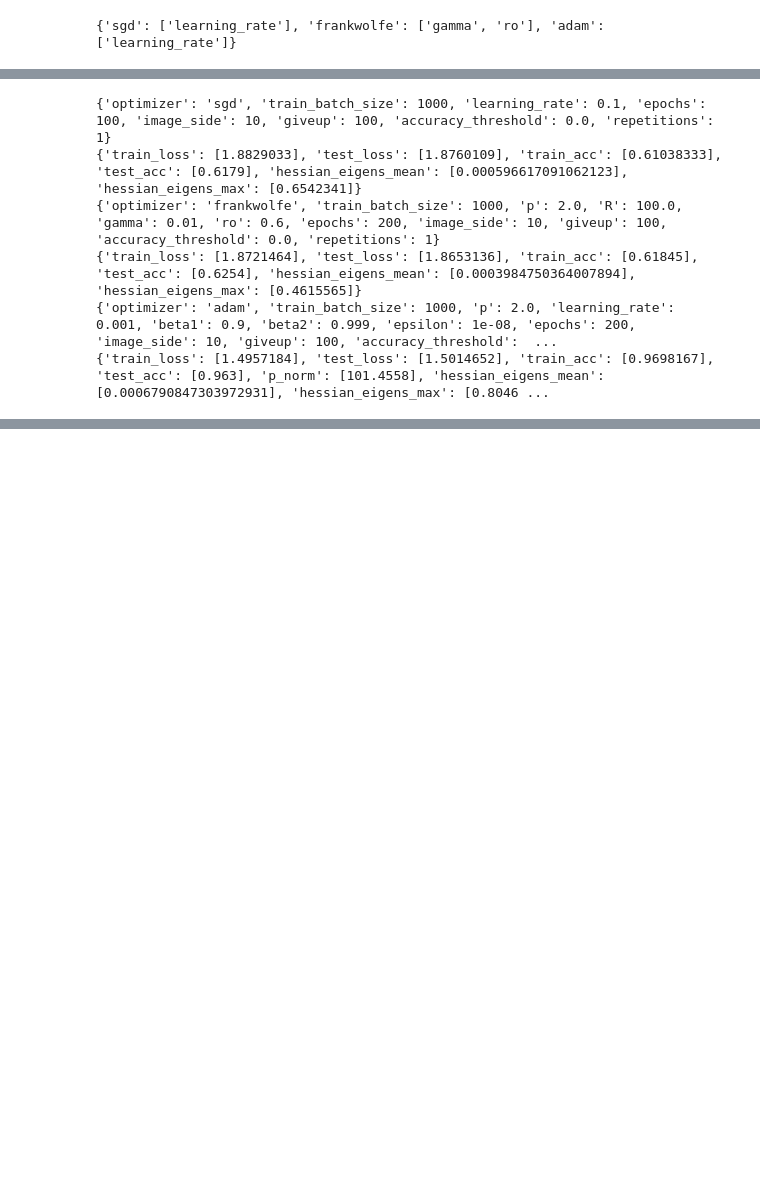
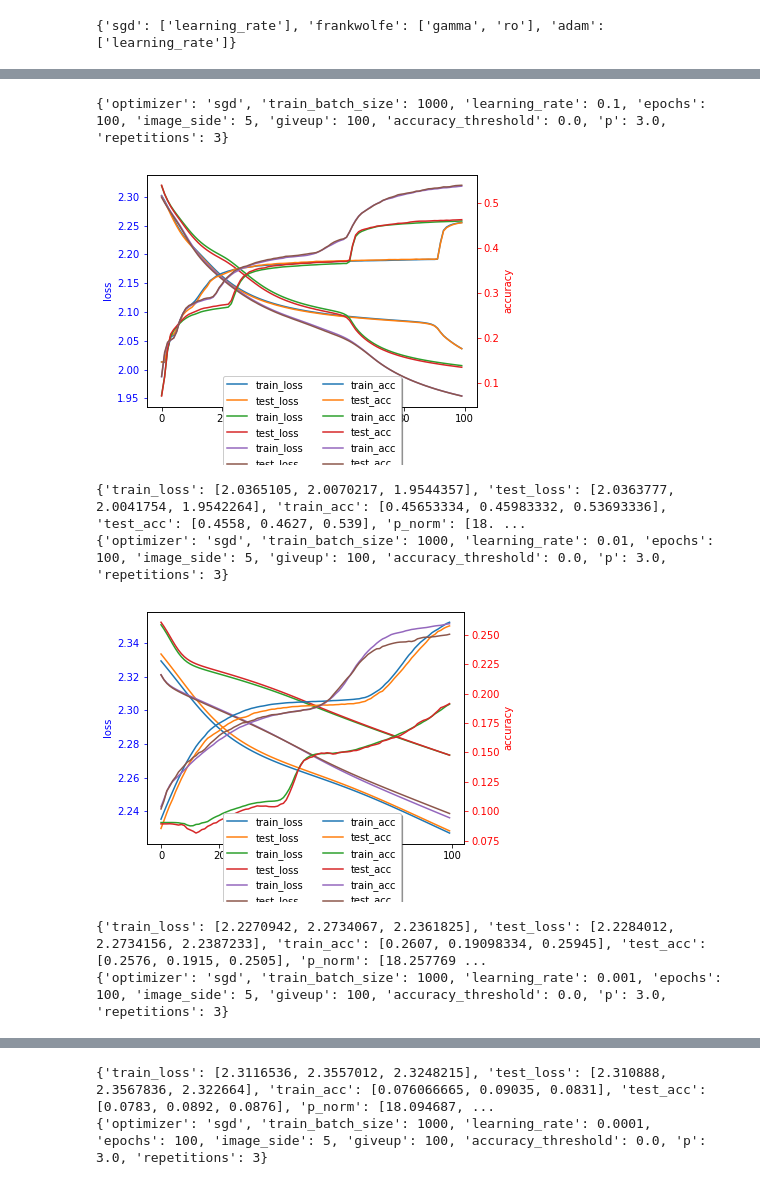
Before and after one commit to sergia-ch/OptMLProject, a Jupyter notebook: create_analyze_runs.ipynb, the cells around one changed output, grey strips where cells are left out. Cells and saved outputs as stored; diff of their text form; code cells hidden in the pictures; blank space fills up the shorter version.

```diff
--- a/create_analyze_runs.ipynb
+++ b/create_analyze_runs.ipynb
@@ -24,14 +25,15 @@ param_groups = {
 }
 # %%
 # medium setting
-common = {'image_side': 5, 'giveup': 100, 'accuracy_threshold': 0, 'p': 3.0, 'repetitions': 3}
+setting_name = 'medium_auto'
+common = {'image_side': 5, 'giveup': 100, 'accuracy_threshold': 0.0, 'p': 3.0, 'repetitions': 3, 'architecture': '20_10'}
 param_groups = {
     'sgd':
     [{'optimizer': 'sgd', 'train_batch_size': 1000, 'learning_rate': lr, 'epochs': 100, **common}
      for lr in [0.1, 0.01, 0.001, 0.0001]],
 
     'frankwolfe':
-    [{'optimizer': 'frankwolfe', 'train_batch_size': 1000, 'R': 20, 'gamma': gamma, 'ro': ro,
+    [{'optimizer': 'frankwolfe', 'train_batch_size': 1000, 'R': 20.0, 'gamma': gamma, 'ro': ro,
      'epochs': 100, **common} for gamma in [-1] + list(np.linspace(0, 1, 3))
      for ro in [-1] + list(np.linspace(0, 1, 3))],
 
@@ -39,6 +41,24 @@ param_groups = {
     [{'optimizer': 'adam', 'train_batch_size': 1000, 'learning_rate': lr, 'beta1': 0.9, 'beta2': 0.999, 'epsilon': 1e-08,
      'epochs': 100, **common} for lr in [0.1, 0.01, 0.001, 0.0001]]
 }
+# %%
+# BIG setting
+setting_name = 'big'
+common = {'image_side': 10, 'giveup': 100, 'accuracy_threshold': 0.0, 'p': 3.0, 'repetitions': 10, 'architecture': '50_50_20'}
+param_groups = {
+    'sgd':
+    [{'optimizer': 'sgd', 'train_batch_size': 1000, 'learning_rate': lr, 'epochs': 500, **common}
+     for lr in [1, 0.5, 0.1, 0.05]],
+
+    'frankwolfe':
+    [{'optimizer': 'frankwolfe', 'train_batch_size': 1000, 'R': 20.0, 'gamma': gamma, 'ro': ro,
+     'epochs': 500, **common} for gamma in [-1] + [0.1, 0.3, 0.5]
+     for ro in [-1] + [0.1, 0.3, 0.5]],
+
+    'adam':
+    [{'optimizer': 'adam', 'train_batch_size': 1000, 'learning_rate': lr, 'beta1': 0.9, 'beta2': 0.999, 'epsilon': 1e-08,
+     'epochs': 500, **common} for lr in [0.1, 0.01, 0.001, 0.0001]]
+}
 # %%
 parameters = [x for group in param_groups.values() for x in group]
 # %%
@@ -121,8 +154,6 @@ def process_dict(d, do_plot = True, use_random = True):
     metrics = d
     #print(metrics)
     name = '0'
-
-    if
 
     results = {key: [] for key in all_keys}
     results['hessian_eigens_mean'] = []
@@ -156,10 +187,10 @@ def process_dict(d, do_plot = True, use_random = True):
             ax1.plot(metrics['test_loss'][i], label = 'test_loss')
 
             ax2.plot(metrics['train_acc'][i], label = 'train_acc')
-            ax2.plot(metrics['train_acc'][i], label = 'train_acc')
+            ax2.plot(metrics['test_acc'][i], label = 'test_acc')
 
         fig.tight_layout()
-        fig.legend()
+        fig.legend(loc='lower center', bbox_to_anchor=(0.5, -0.05), shadow=True, ncol=2)
         plt.savefig('figures/' + name + '.eps', bbox_inches = 'tight')
         plt.show()
 
@@ -184,12 +235,13 @@ params_to_processed = [process_file(get_file(**param), do_plot = False) for para
 # %%
 for param in parameters:
     print(param)
-    fs = process_file(get_file(**param))
+    fs = process_file(get_file(**param), True)
     print(fs)
 # %% [output]
-{'optimizer': 'sgd', 'train_batch_size': 1000, 'learning_rate': 0.1, 'epochs': 100, 'image_side': 10, 'giveup': 100, 'accuracy_threshold': 0.0, 'repetitions': 1}
-{'train_loss': [1.8829033], 'test_loss': [1.8760109], 'train_acc': [0.61038333], 'test_acc': [0.6179], 'hessian_eigens_mean': [0.000596617091062123], 'hessian_eigens_max': [0.6542341]}
-{'optimizer': 'frankwolfe', 'train_batch_size': 1000, 'p': 2.0, 'R': 100.0, 'gamma': 0.01, 'ro': 0.6, 'epochs': 200, 'image_side': 10, 'giveup': 100, 'accuracy_threshold': 0.0, 'repetitions': 1}
-{'train_loss': [1.8721464], 'test_loss': [1.8653136], 'train_acc': [0.61845], 'test_acc': [0.6254], 'hessian_eigens_mean': [0.0003984750364007894], 'hessian_eigens_max': [0.4615565]}
-{'optimizer': 'adam', 'train_batch_size': 1000, 'p': 2.0, 'learning_rate': 0.001, 'beta1': 0.9, 'beta2': 0.999, 'epsilon': 1e-08, 'epochs': 200, 'image_side': 10, 'giveup': 100, 'accuracy_threshold':  ...
-{'train_loss': [1.4957184], 'test_loss': [1.5014652], 'train_acc': [0.9698167], 'test_acc': [0.963], 'p_norm': [101.4558], 'hessian_eigens_mean': [0.0006790847303972931], 'hessian_eigens_max': [0.8046 ...
+{'optimizer': 'sgd', 'train_batch_size': 1000, 'learning_rate': 0.1, 'epochs': 100, 'image_side': 5, 'giveup': 100, 'accuracy_threshold': 0.0, 'p': 3.0, 'repetitions': 3}
+[figure, added]
+{'train_loss': [2.0365105, 2.0070217, 1.9544357], 'test_loss': [2.0363777, 2.0041754, 1.9542264], 'train_acc': [0.45653334, 0.45983332, 0.53693336], 'test_acc': [0.4558, 0.4627, 0.539], 'p_norm': [18. ...
+{'optimizer': 'sgd', 'train_batch_size': 1000, 'learning_rate': 0.01, 'epochs': 100, 'image_side': 5, 'giveup': 100, 'accuracy_threshold': 0.0, 'p': 3.0, 'repetitions': 3}
+[figure, added]
+{'train_loss': [2.2270942, 2.2734067, 2.2361825], 'test_loss': [2.2284012, 2.2734156, 2.2387233], 'train_acc': [0.2607, 0.19098334, 0.25945], 'test_acc': [0.2576, 0.1915, 0.2505], 'p_norm': [18.257769 ...
+{'optimizer': 'sgd', 'train_batch_size': 1000, 'learning_rate': 0.001, 'epochs': 100, 'image_side': 5, 'giveup': 100, 'accuracy_threshold': 0.0, 'p': 3.0, 'repetitions': 3}
@@ -195,0 +249,2 @@ for param in parameters:
+{'train_loss': [2.3116536, 2.3557012, 2.3248215], 'test_loss': [2.310888, 2.3567836, 2.322664], 'train_acc': [0.076066665, 0.09035, 0.0831], 'test_acc': [0.0783, 0.0892, 0.0876], 'p_norm': [18.094687, ...
+{'optimizer': 'sgd', 'train_batch_size': 1000, 'learning_rate': 0.0001, 'epochs': 100, 'image_side': 5, 'giveup': 100, 'accuracy_threshold': 0.0, 'p': 3.0, 'repetitions': 3}
```
Also changed, not shown: parts of 8 cells of this notebook, 31 other files.
